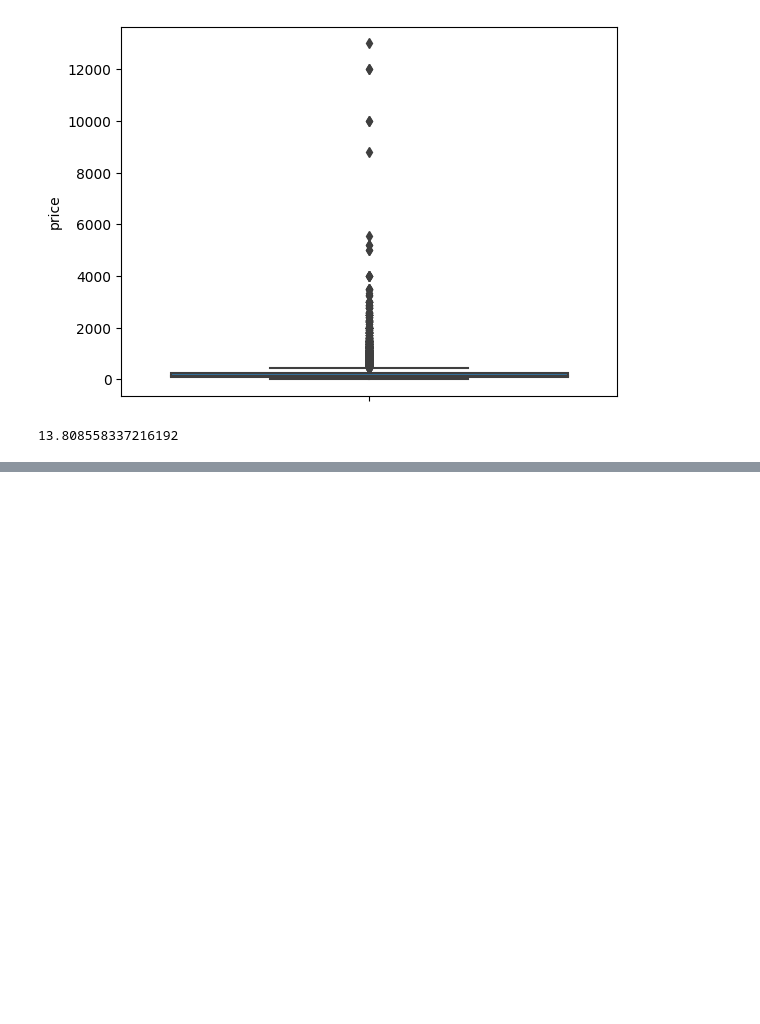
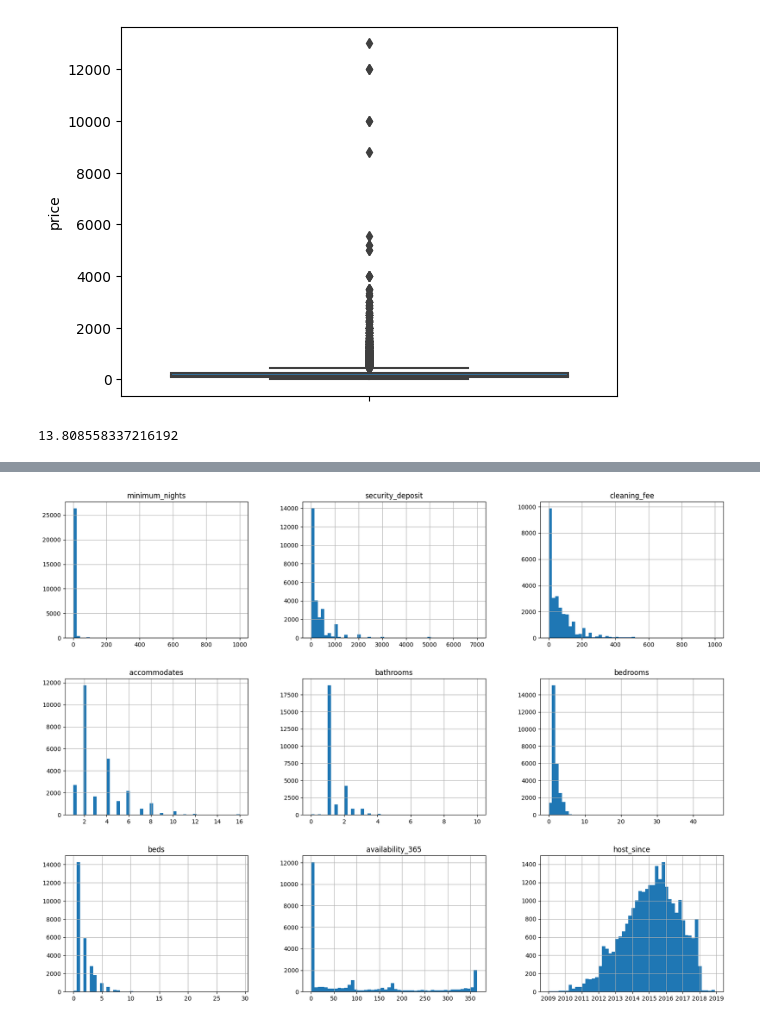
Before and after one commit to lugastyan/ML-portofolio, a Jupyter notebook: predict-airbnb-prices-in-sydney.ipynb, the cells around one changed output, grey strips where cells are left out. Cells and saved outputs as stored; diff of their text form; code cells hidden in the pictures; blank space fills up the shorter version.

Commit message:
Kaggle Notebook | predict AirBnB Prices in Sydney | Version 12

```diff
--- a/predict-airbnb-prices-in-sydney.ipynb
+++ b/predict-airbnb-prices-in-sydney.ipynb
@@ -179,0 +202,3 @@ df['price'].skew()
+# %%
+# Now we remove all price over than 99.5% percentile ( or in other words, we keep all data rows under the 99.5% value of 1600)
+df = df[df['price']<df['price'].quantile(0.995)].reset_index(drop=True)
@@ -179,0 +284,13 @@ df['price'].skew()
+# %%
+# Data exsploration
+import matplotlib.pyplot as plt
+
+try:
+    # we select all rows and all columns after the 6th
+    df.iloc[:,6:].hist(bins=50, figsize=(20,15))
+    # save_fig('attribute_histogram_plots')
+    plt.show()
+except AttributeError:
+    pass
+# %% [output]
+[figure, added]
```
Also changed, not shown: parts of 48 cells of this notebook.
